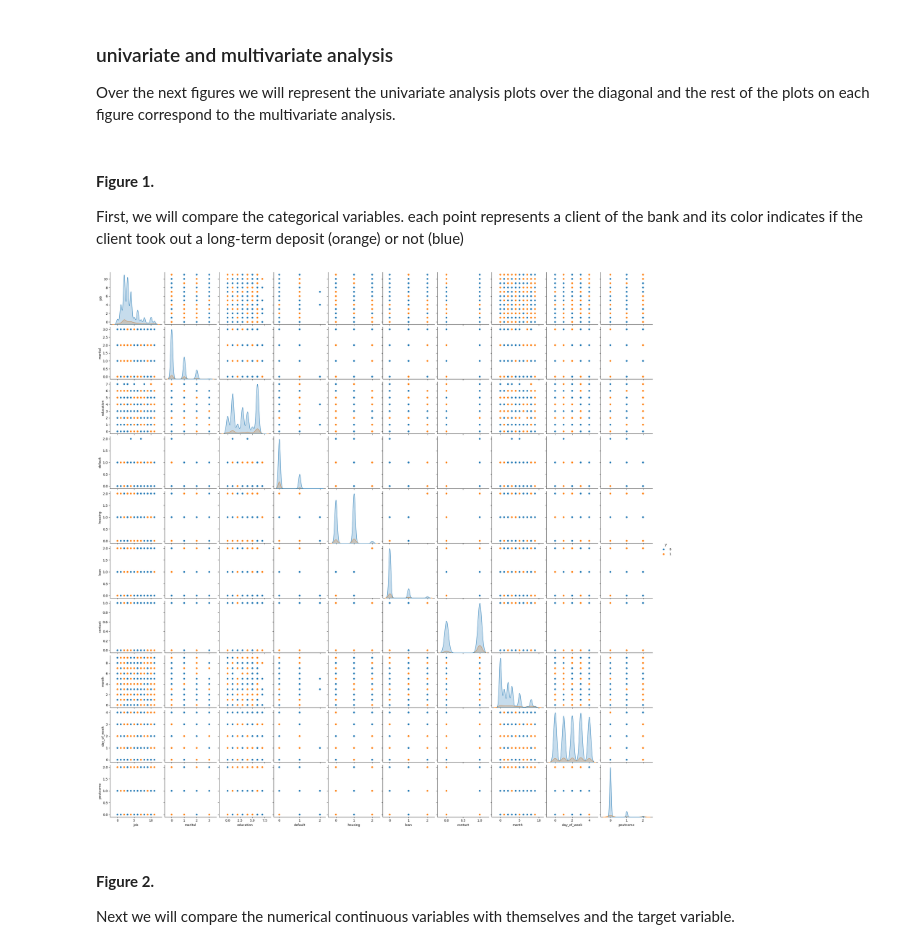
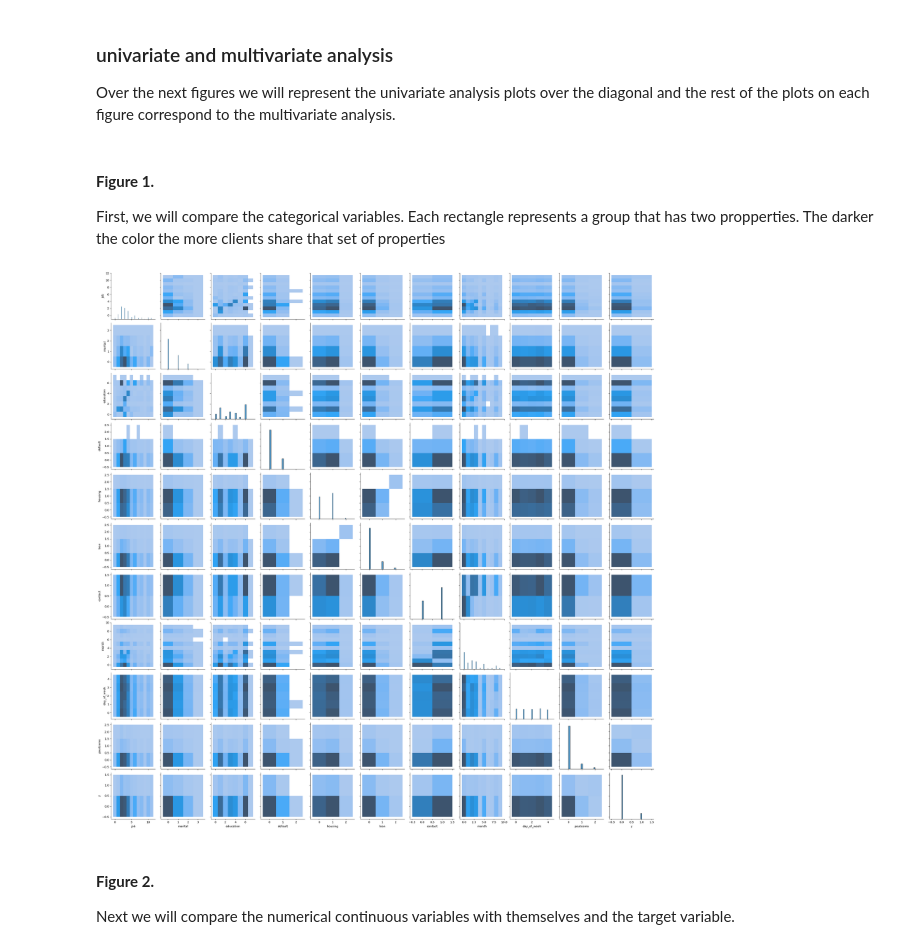
Before and after one commit to ShadekJaramillo/Logistic-regression-tutorial, a Jupyter notebook: src/explore.ipynb, the cells around one changed output. Drawn from its saved outputs; the diff is of its cells as text; code cells hidden in the pictures.

```diff
--- a/src/explore.ipynb
+++ b/src/explore.ipynb
@@ -164,15 +184,15 @@ In the next plots we will see if there are any obvious relations between the var
 # %% [markdown]
 ### univariate and multivariate analysis
 Over the next figures we will represent the univariate analysis plots over the diagonal and the rest of the plots on each figure correspond to the multivariate analysis.
-# %% [markdown]
-#### **Figure 1.**
-First, we will compare the categorical variables. each point represents a client of the bank and its color indicates if the client took out a long-term deposit (orange) or not (blue)
+# %% [markdown]
+#### **Figure 1.**
+First, we will compare the categorical variables. Each rectangle represents a group that has two propperties. The darker the color the more clients share that set of properties
 # %%
-sns.pairplot(df[categorical], hue='y')
+sns.pairplot(df[categorical], kind='hist', plot_kws={'discrete': True})
 
 plt.show()
 # %% [output]
-[figure, old version]
+[figure, new version]
 # %% [markdown]
 #### **Figure 2.**
 Next we will compare the numerical continuous variables with themselves and the target variable.
```
Also changed, not shown: parts of 10 cells of this notebook.
